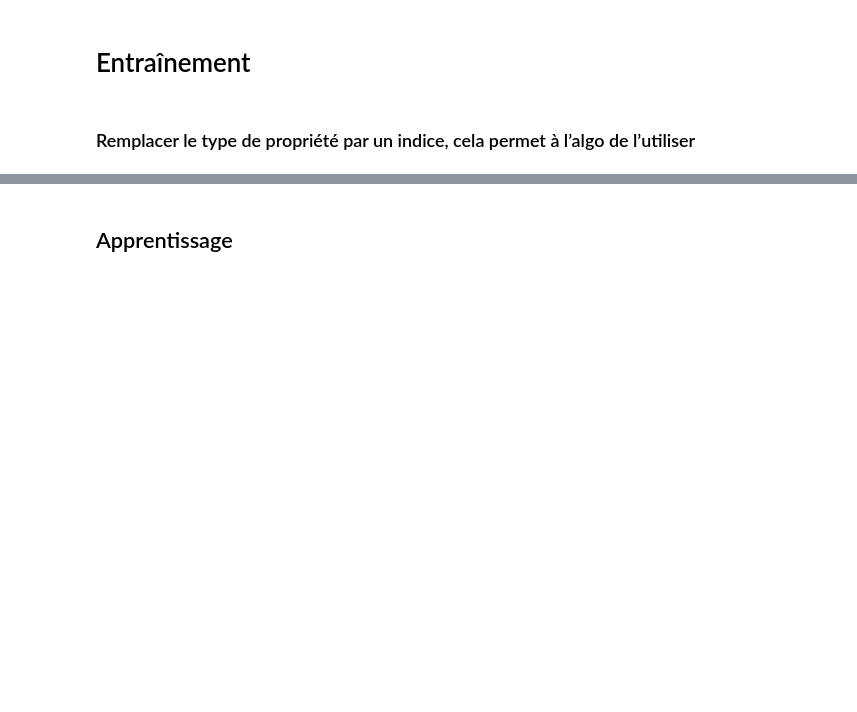
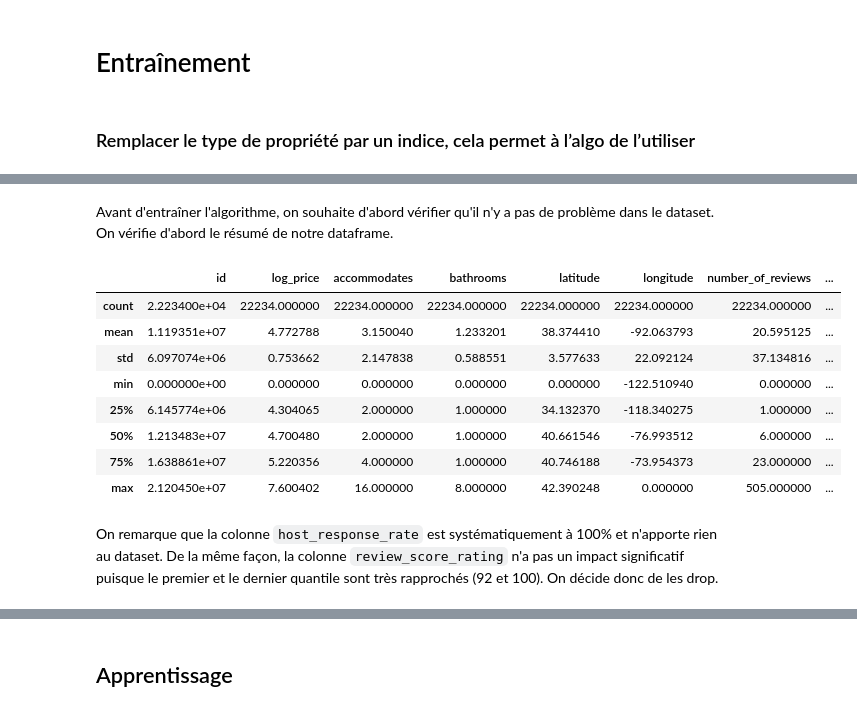
Before and after one commit to Amy-RZ5/Airbnb, a Jupyter notebook: example.ipynb, the cells around one changed output, grey strips where cells are left out. Cells and saved outputs as stored; diff of their text form; code cells hidden in the pictures; blank space fills up the shorter version.

```diff
--- a/example.ipynb
+++ b/example.ipynb
@@ -415,0 +404,16 @@ airbnb_train.head()
+# %% [markdown]
+Avant d'entraîner l'algorithme, on souhaite d'abord vérifier qu'il n'y a pas de problème dans le dataset. On vérifie d'abord le résumé de notre dataframe.
+# %%
+airbnb_train.describe()
+# %% [output]
+|  | id | log_price | accommodates | bathrooms | latitude | longitude | number_of_reviews | ... |
+| count | 2.223400e+04 | 22234.000000 | 22234.000000 | 22234.000000 | 22234.000000 | 22234.000000 | 22234.000000 | ... |
+| mean | 1.119351e+07 | 4.772788 | 3.150040 | 1.233201 | 38.374410 | -92.063793 | 20.595125 | ... |
+| std | 6.097074e+06 | 0.753662 | 2.147838 | 0.588551 | 3.577633 | 22.092124 | 37.134816 | ... |
+| min | 0.000000e+00 | 0.000000 | 0.000000 | 0.000000 | 0.000000 | -122.510940 | 0.000000 | ... |
+| 25% | 6.145774e+06 | 4.304065 | 2.000000 | 1.000000 | 34.132370 | -118.340275 | 1.000000 | ... |
+| 50% | 1.213483e+07 | 4.700480 | 2.000000 | 1.000000 | 40.661546 | -76.993512 | 6.000000 | ... |
+| 75% | 1.638861e+07 | 5.220356 | 4.000000 | 1.000000 | 40.746188 | -73.954373 | 23.000000 | ... |
+| max | 2.120450e+07 | 7.600402 | 16.000000 | 8.000000 | 42.390248 | 0.000000 | 505.000000 | ... |
+# %% [markdown]
+On remarque que la colonne `host_response_rate` est systématiquement à 100% et n'apporte rien au dataset. De la même façon, la colonne `review_score_rating` n'a pas un impact significatif puisque le premier et le dernier quantile sont très rapprochés (92 et 100). On décide donc de les drop.
```
Also changed, not shown: parts of 14 cells of this notebook.
